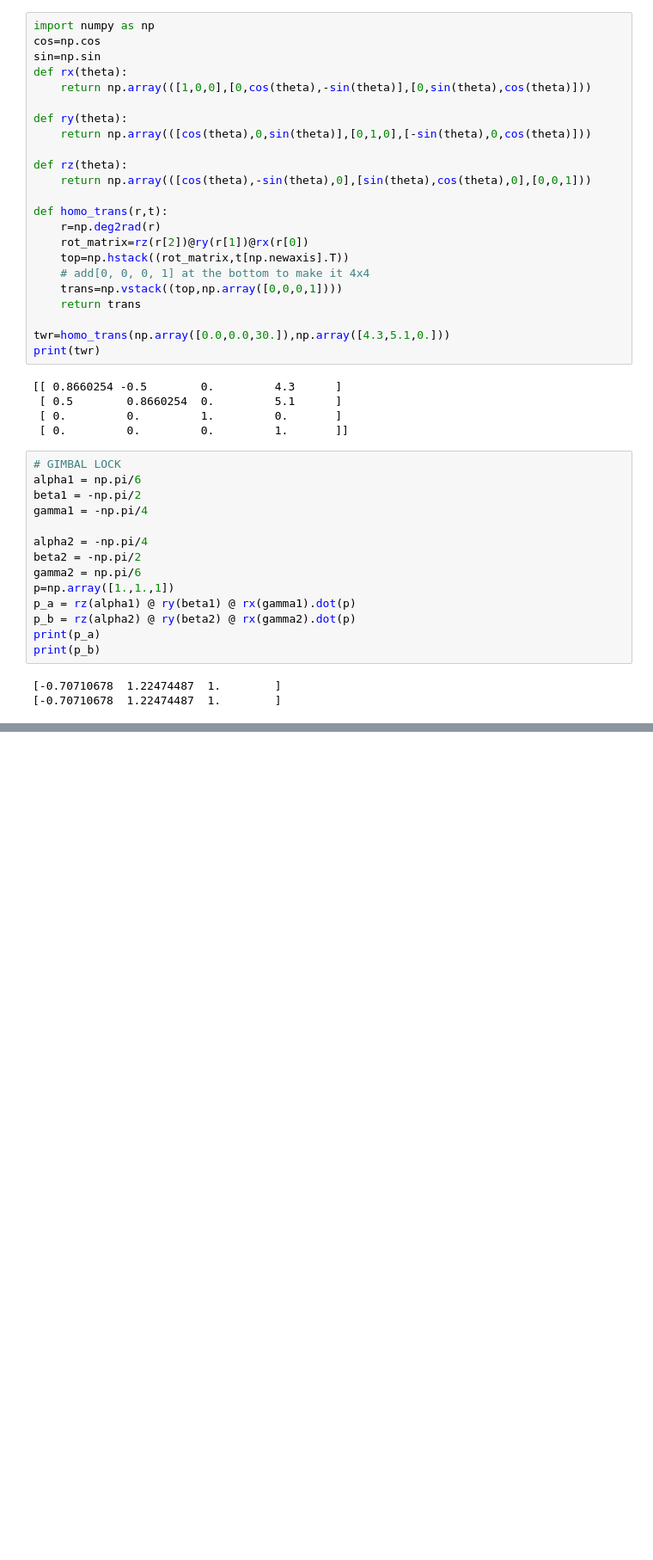
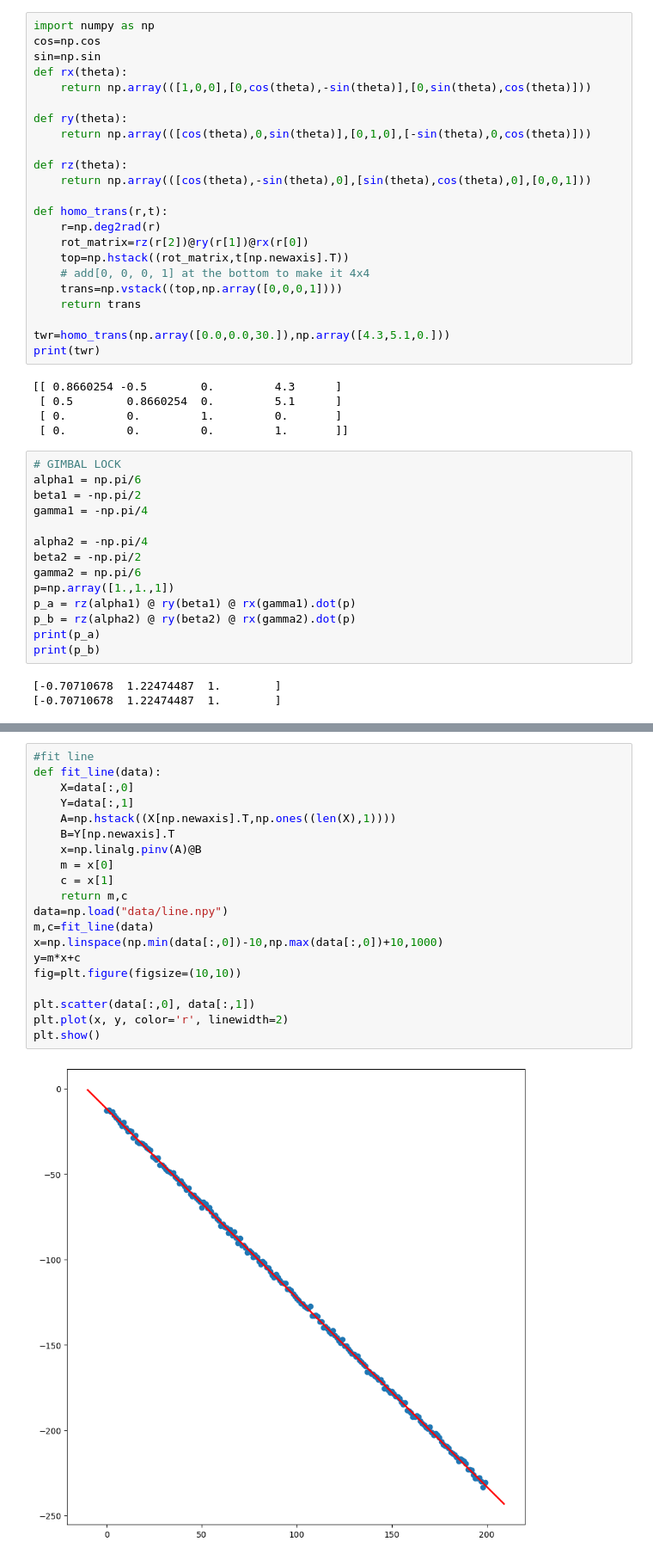
Before and after one commit to Shaxpy/MAS, a Jupyter notebook: Complete_MRC.ipynb, the cells around one changed output, grey strips where cells are left out. Shown at 86% size. Saved outputs shown, nothing was run; the diff lists cells and outputs as text; blank space fills up the shorter version.

```diff
--- a/Complete_MRC.ipynb
+++ b/Complete_MRC.ipynb
@@ -63,0 +89,22 @@ print(p_b)
+# %%
+#fit line
+def fit_line(data):
+    X=data[:,0]
+    Y=data[:,1]
+    A=np.hstack((X[np.newaxis].T,np.ones((len(X),1))))
+    B=Y[np.newaxis].T
+    x=np.linalg.pinv(A)@B
+    m = x[0]
+    c = x[1]
+    return m,c
+data=np.load("data/line.npy")
+m,c=fit_line(data)
+x=np.linspace(np.min(data[:,0])-10,np.max(data[:,0])+10,1000)
+y=m*x+c
+fig=plt.figure(figsize=(10,10))
+
+plt.scatter(data[:,0], data[:,1])
+plt.plot(x, y, color='r', linewidth=2)
+plt.show()
+# %% [output]
+[figure, added]
```
Also changed, not shown: parts of 4 cells of this notebook, 9 other files.
